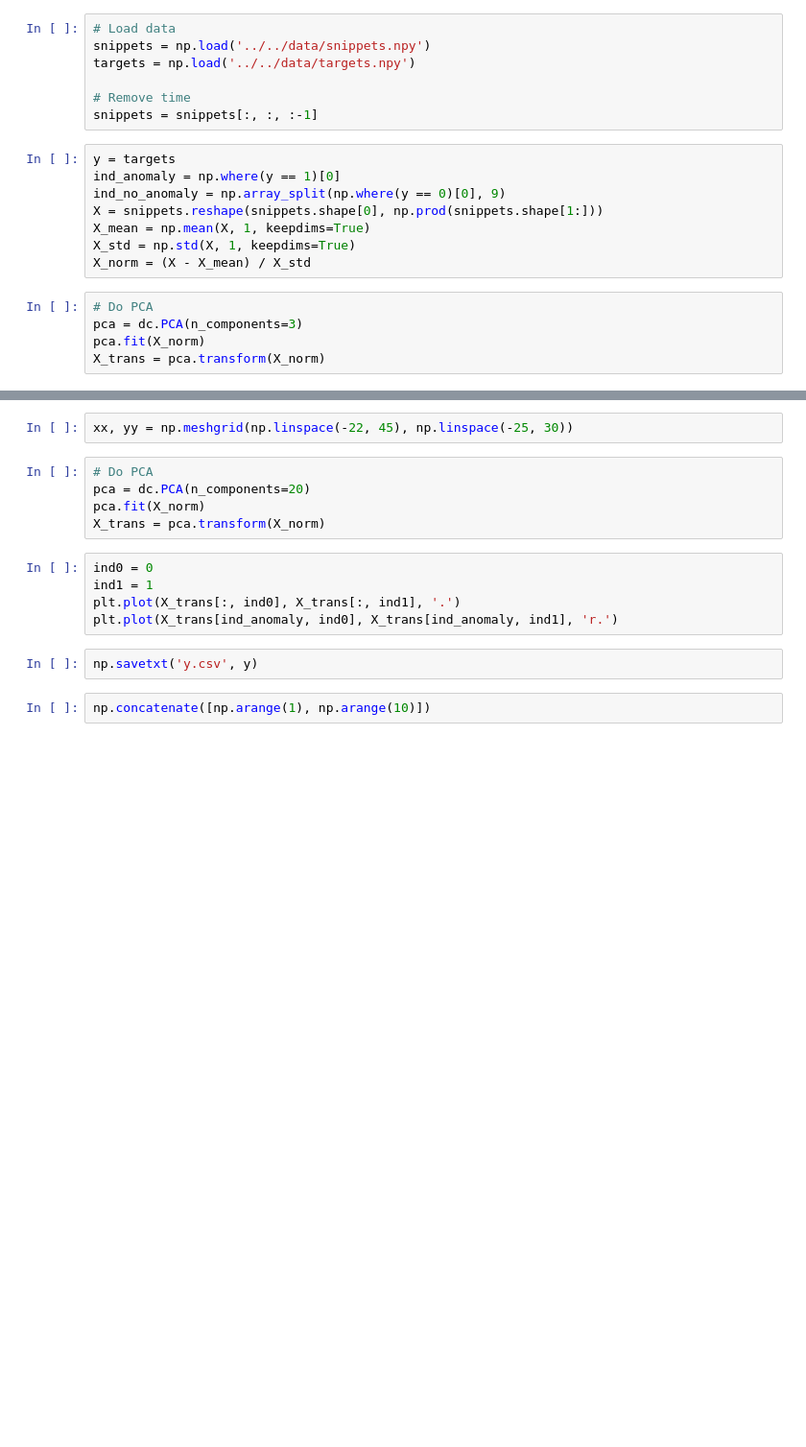
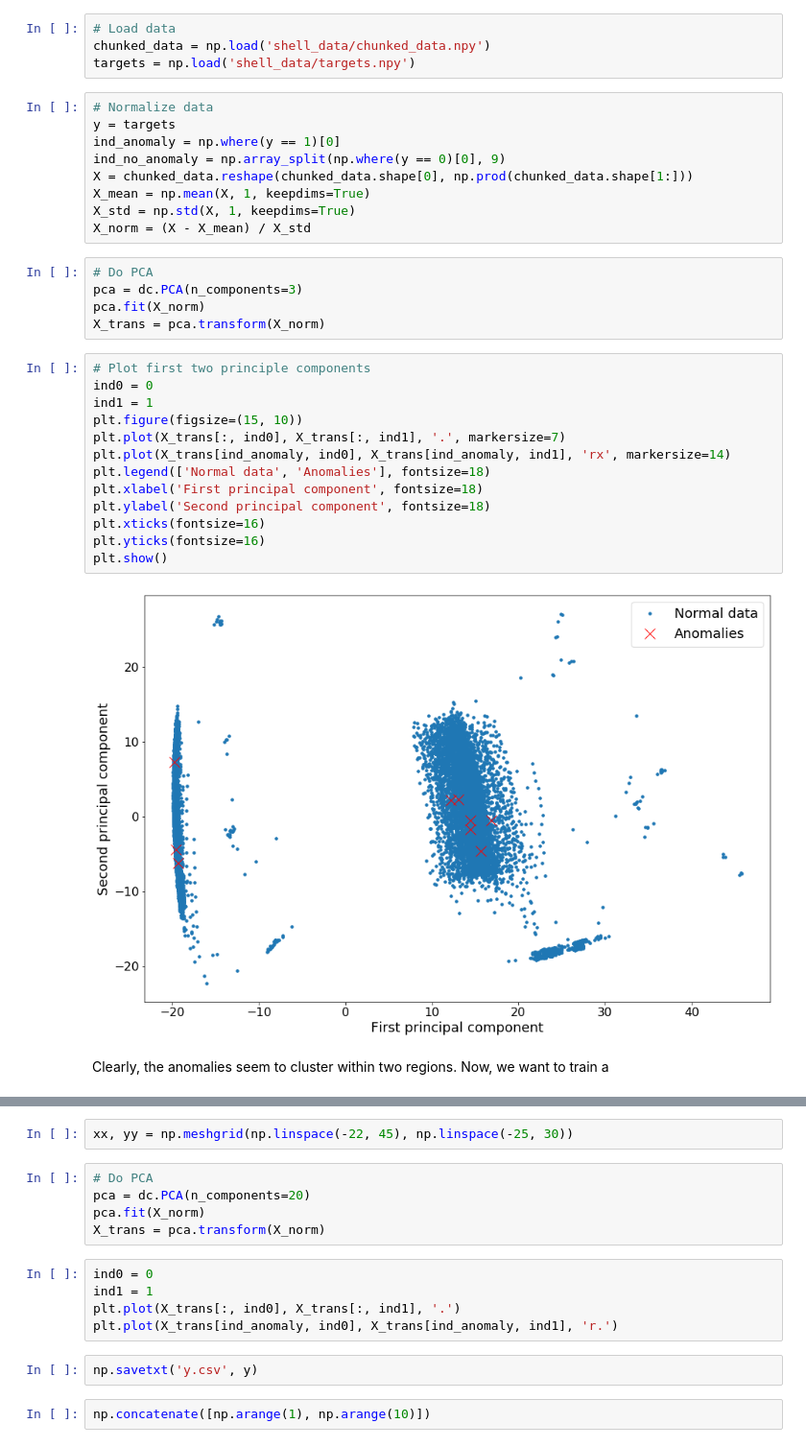
Before and after one commit to VincentStimper/aihack2020-shell-challenge, a Jupyter notebook: examples/logistic_regression.ipynb, the cells around one changed output, grey strips where cells are left out. Shown at 96% size. Saved outputs shown, nothing was run; the diff lists cells and outputs as text; blank space fills up the shorter version.

```diff
--- a/examples/logistic_regression.ipynb
+++ b/examples/logistic_regression.ipynb
@@ -9,15 +76,13 @@ from sklearn import linear_model as lm
 # %%
 # Load data
-snippets = np.load('../../data/snippets.npy')
-targets = np.load('../../data/targets.npy')
-
-# Remove time
-snippets = snippets[:, :, :-1]
+chunked_data = np.load('shell_data/chunked_data.npy')
+targets = np.load('shell_data/targets.npy')
 # %%
+# Normalize data
 y = targets
 ind_anomaly = np.where(y == 1)[0]
 ind_no_anomaly = np.array_split(np.where(y == 0)[0], 9)
-X = snippets.reshape(snippets.shape[0], np.prod(snippets.shape[1:]))
+X = chunked_data.reshape(chunked_data.shape[0], np.prod(chunked_data.shape[1:]))
 X_mean = np.mean(X, 1, keepdims=True)
 X_std = np.std(X, 1, keepdims=True)
 X_norm = (X - X_mean) / X_std
@@ -26,3 +91,21 @@ X_norm = (X - X_mean) / X_std
 pca = dc.PCA(n_components=3)
 pca.fit(X_norm)
 X_trans = pca.transform(X_norm)
+# %%
+# Plot first two principle components
+ind0 = 0
+ind1 = 1
+plt.figure(figsize=(15, 10))
+plt.plot(X_trans[:, ind0], X_trans[:, ind1], '.', markersize=7)
+plt.plot(X_trans[ind_anomaly, ind0], X_trans[ind_anomaly, ind1], 'rx', markersize=14)
+plt.legend(['Normal data', 'Anomalies'], fontsize=18)
+plt.xlabel('First principal component', fontsize=18)
+plt.ylabel('Second principal component', fontsize=18)
+plt.xticks(fontsize=16)
+plt.yticks(fontsize=16)
+plt.show()
+# %% [output]
+[figure, added]
+# %% [markdown]
+Clearly, the anomalies seem to cluster within two regions.
+Now, we want to train a
```
Also changed, not shown: parts of 14 cells of this notebook.
